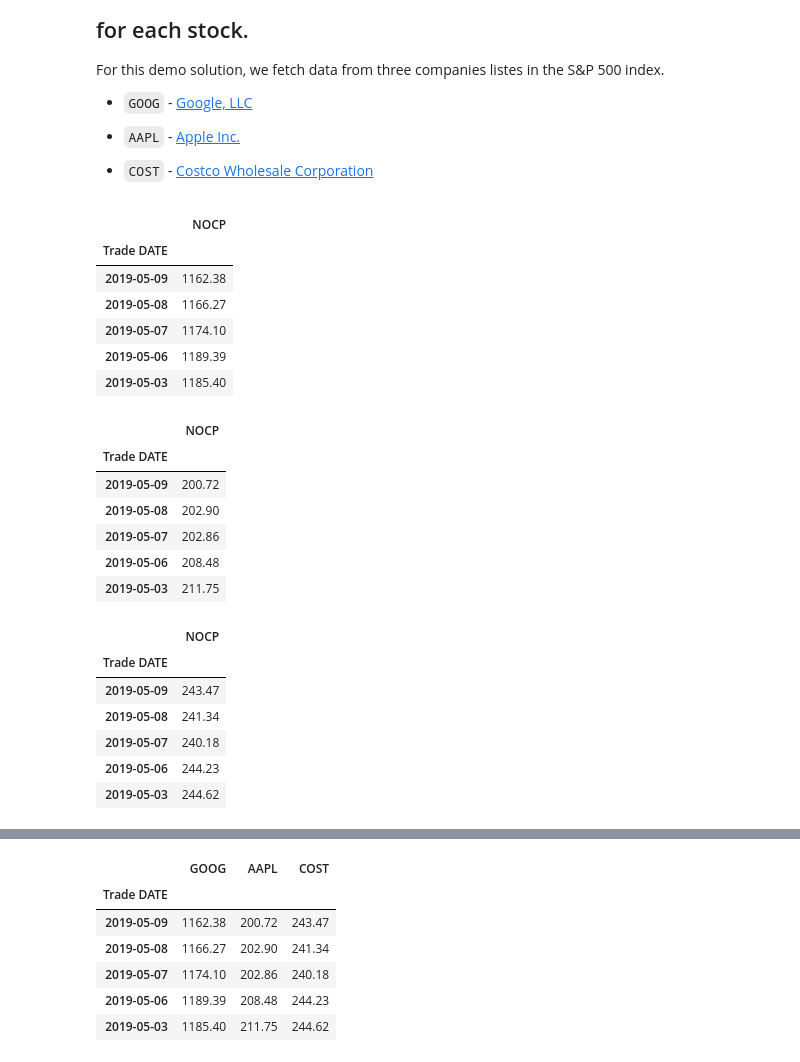
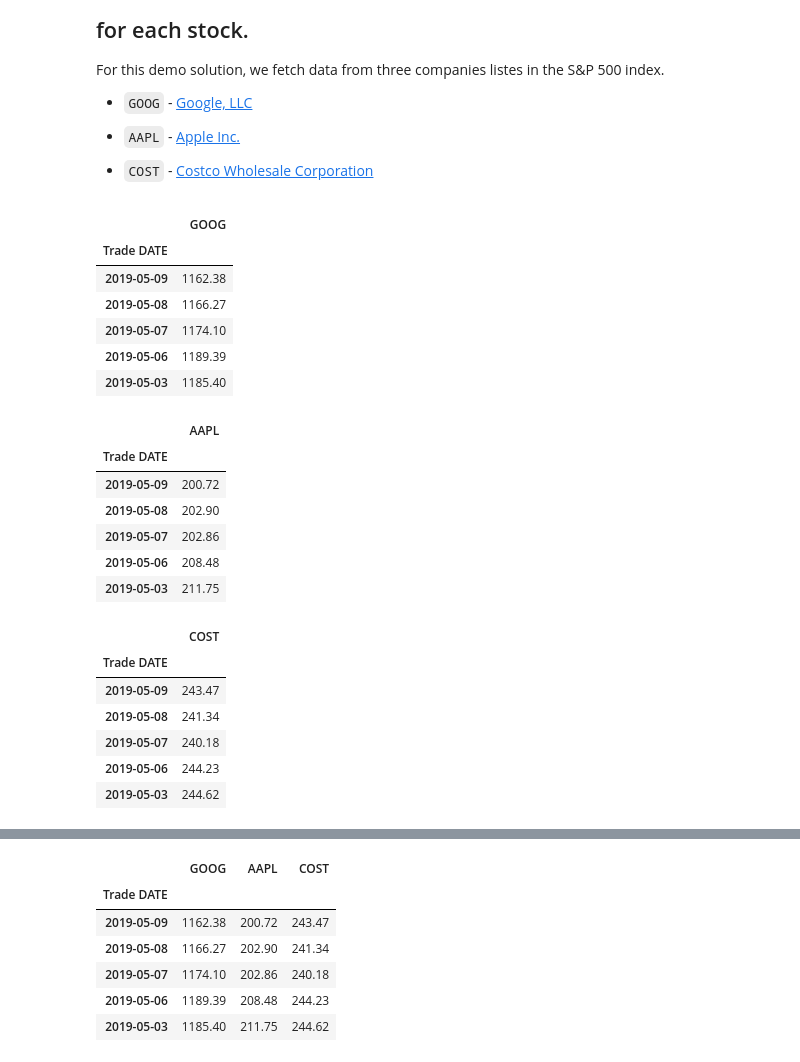
Before and after one commit to bgregory0913/Whale_Off_the_Portfolio, a Jupyter notebook: Starter_Code/whale_analysis.ipynb, the cells around one changed output, grey strips where cells are left out. Saved outputs shown, nothing was run; the diff lists cells and outputs as text; code cells hidden in the pictures.

```diff
--- a/Starter_Code/whale_analysis.ipynb
+++ b/Starter_Code/whale_analysis.ipynb
@@ -372,11 +389,12 @@ For this demo solution, we fetch data from three companies listes in the S&P 500
 # %%
 # Reading data from 1st stock
 goog_historical_data = Path("./Resources/goog_historical.csv")
 goog_historical_df = pd.read_csv(goog_historical_data, index_col = "Trade DATE", infer_datetime_format = True, parse_dates = True)
 goog_historical_df = goog_historical_df.drop(["Symbol"], axis = 1)
+goog_historical_df = goog_historical_df.rename(columns={'NOCP': 'GOOG'})
 goog_historical_df.head()
 # %% [output]
-|  | NOCP |
+|  | GOOG |
 | Trade DATE |  |
 | 2019-05-09 | 1162.38 |
 | 2019-05-08 | 1166.27 |
@@ -388,9 +406,10 @@ goog_historical_df.head()
 aapl_historical_data = Path("./Resources/aapl_historical.csv")
 aapl_historical_df = pd.read_csv(aapl_historical_data, index_col = "Trade DATE", infer_datetime_format = True, parse_dates = True)
 aapl_historical_df = aapl_historical_df.drop(["Symbol"], axis = 1)
+aapl_historical_df = aapl_historical_df.rename(columns={'NOCP': 'AAPL'})
 aapl_historical_df.head()
 # %% [output]
-|  | NOCP |
+|  | AAPL |
 | Trade DATE |  |
 | 2019-05-09 | 200.72 |
 | 2019-05-08 | 202.90 |
@@ -402,9 +421,10 @@ aapl_historical_df.head()
 cost_historical_data = Path("./Resources/cost_historical.csv")
 cost_historical_df = pd.read_csv(cost_historical_data, index_col = "Trade DATE", infer_datetime_format = True, parse_dates = True)
 cost_historical_df = cost_historical_df.drop(["Symbol"], axis = 1)
+cost_historical_df = cost_historical_df.rename(columns={'NOCP': 'COST'})
 cost_historical_df.head()
 # %% [output]
-|  | NOCP |
+|  | COST |
 | Trade DATE |  |
 | 2019-05-09 | 243.47 |
 | 2019-05-08 | 241.34 |
```
Also changed, not shown: parts of 6 cells of this notebook.
